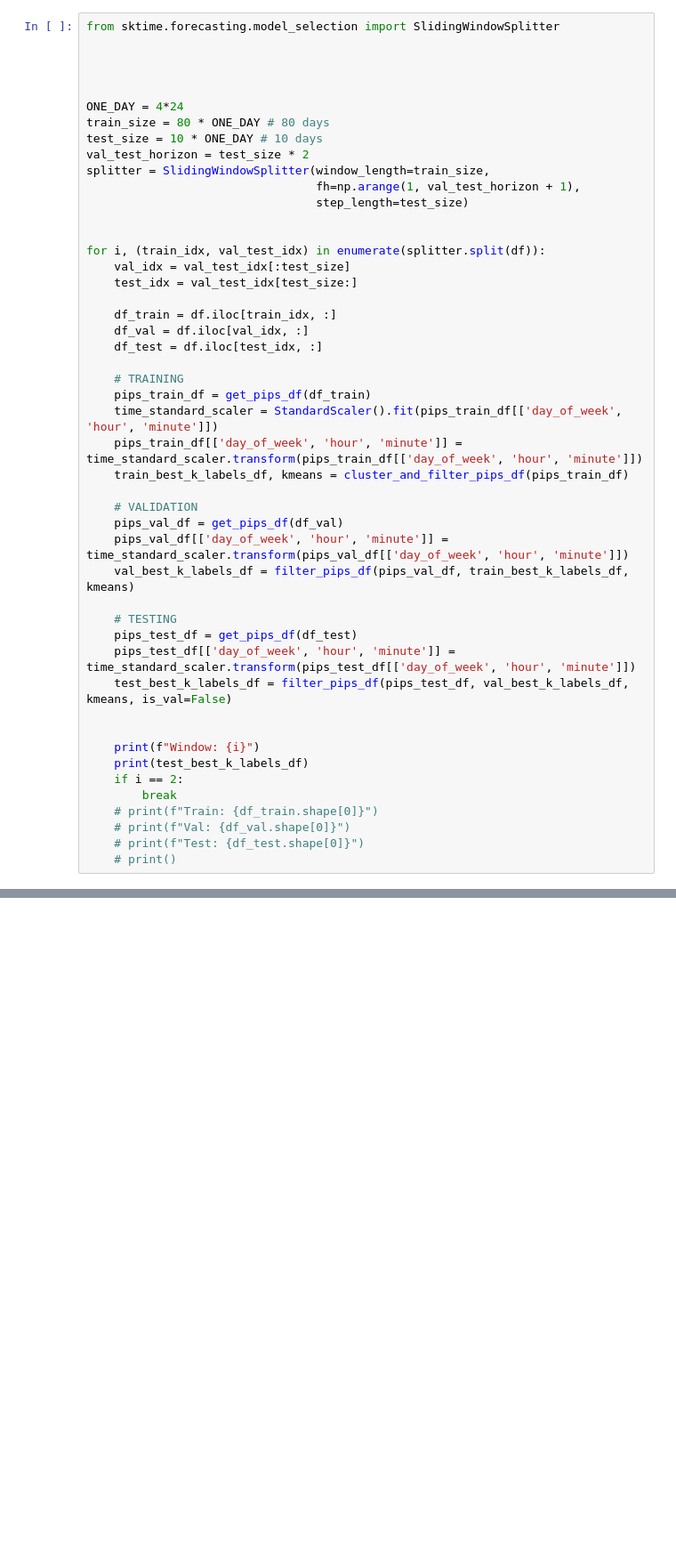
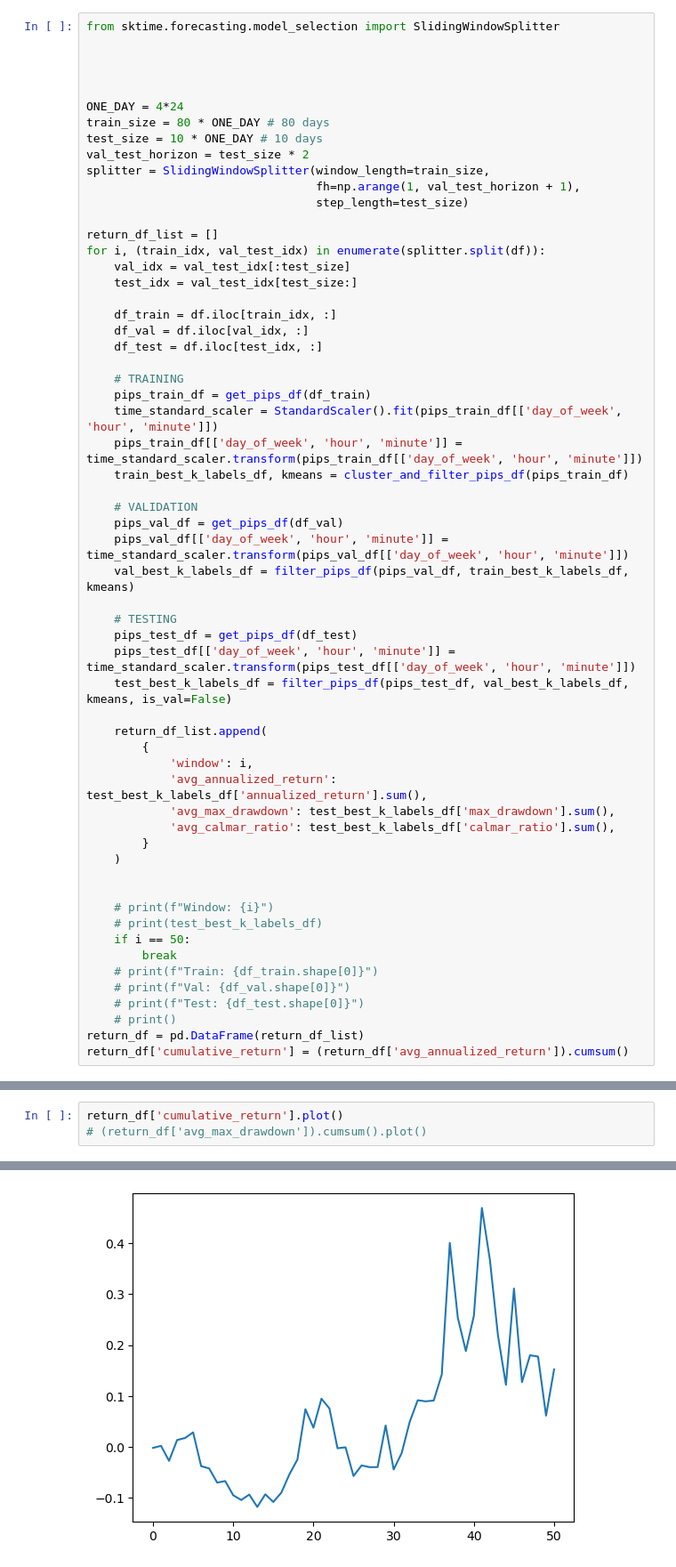
Before and after one commit to EngineerDanny/robust_algo_trader, a Jupyter notebook: kmeans/demo_run.ipynb, the cells around one changed output, grey strips where cells are left out. Shown at 89% size. Cells and saved outputs as stored; diff of their text form; blank space fills up the shorter version.

```diff
--- a/kmeans/demo_run.ipynb
+++ b/kmeans/demo_run.ipynb
@@ -39,7 +45,7 @@ splitter = SlidingWindowSplitter(window_length=train_size,
                                  fh=np.arange(1, val_test_horizon + 1),
                                  step_length=test_size)
 
-
+return_df_list = []
 for i, (train_idx, val_test_idx) in enumerate(splitter.split(df)):
     val_idx = val_test_idx[:test_size]
     test_idx = val_test_idx[test_size:]
@@ -64,12 +70,23 @@ for i, (train_idx, val_test_idx) in enumerate(splitter.split(df)):
     pips_test_df[['day_of_week', 'hour', 'minute']] = time_standard_scaler.transform(pips_test_df[['day_of_week', 'hour', 'minute']])
     test_best_k_labels_df = filter_pips_df(pips_test_df, val_best_k_labels_df, kmeans, is_val=False)
 
+    return_df_list.append(
+        {
+            'window': i,
+            'avg_annualized_return': test_best_k_labels_df['annualized_return'].sum(),
+            'avg_max_drawdown': test_best_k_labels_df['max_drawdown'].sum(),
+            'avg_calmar_ratio': test_best_k_labels_df['calmar_ratio'].sum(),
+        }
+    )
 
-    print(f"Window: {i}")
-    print(test_best_k_labels_df)
-    if i == 2:
+
+    # print(f"Window: {i}")
+    # print(test_best_k_labels_df)
+    if i == 50:
         break
     # print(f"Train: {df_train.shape[0]}")
     # print(f"Val: {df_val.shape[0]}")
     # print(f"Test: {df_test.shape[0]}")
     # print()
+return_df = pd.DataFrame(return_df_list)
+return_df['cumulative_return'] = (return_df['avg_annualized_return']).cumsum()
@@ -107,0 +93,4 @@ N_CLUSTERS = 100
+# %%
+return_df['cumulative_return'].plot()
+# (return_df['avg_max_drawdown']).cumsum().plot()
+# %% [output]
@@ -107,0 +98 @@ N_CLUSTERS = 100
+[figure, added]
```
Also changed, not shown: parts of 8 cells of this notebook.
